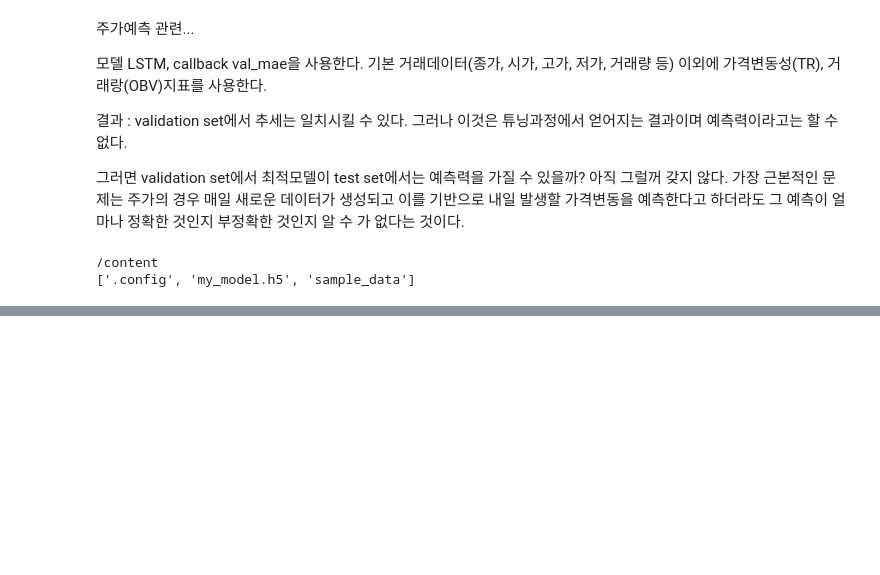
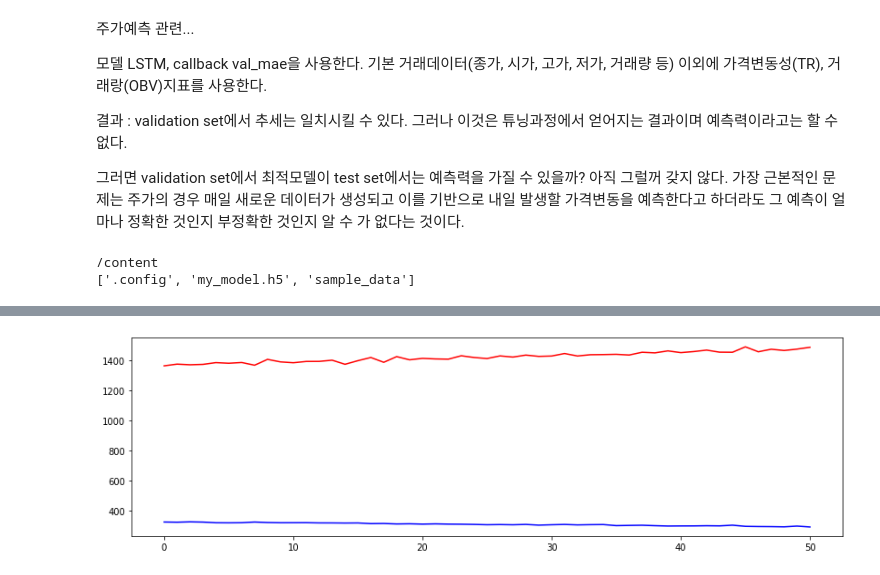
Before and after one commit to sjbaek12/sjbaek12.github.io, a Jupyter notebook: 주가예측_LSTM.ipynb, the cells around one changed output, grey strips where cells are left out. Cells and saved outputs as stored; diff of their text form; code cells hidden in the pictures; blank space fills up the shorter version.

```diff
--- a/주가예측_LSTM.ipynb
+++ b/주가예측_LSTM.ipynb
@@ -836,0 +841,13 @@ sample_data
+# %%
+input4 = Input(shape=(5,7))
+dense4 = Conv1D(32, 3, padding="same", activation='relu')(input4)
+dense4 = MaxPooling1D(2)(dense4)
+dense4 = Conv1D(32, 3, padding='same', activation='relu')(dense4)
+dense4 = MaxPooling1D(2)(dense4)
+dense4 = Flatten()(dense4)
+dense4 = Dense(10, activation='relu')(dense4)
+output4 = Dense(1)(dense4)
+
+model4 = Model(inputs= input4, outputs=output4)
+
+model4.summary()
@@ -836,0 +872,14 @@ sample_data
+# %%
+optimizer = tf.keras.optimizers.Adam(lr=0.001)
+# %%
+model4.compile(loss='mse', optimizer=optimizer, metrics=['mae'])
+# %%
+callback_list = ModelCheckpoint(filepath='my_model.h5', monitor='val_mae', save_best_only=True, save_weights_only=True, verbose=0)
+early_stopping = EarlyStopping(monitor='val_mae', patience=50)
+history4 = model4.fit(x_train_L5_r, y_train_L5, validation_data = (x_val_L5_r, y_val_L5), epochs=200, verbose=0, callbacks=[callback_list, early_stopping])
+# %%
+plt.plot(history4.history['mae'], 'b')
+plt.plot(history4.history['val_mae'], 'r')
+plt.show()
+# %% [output]
+[figure, added]
```
Also changed, not shown: parts of 14 cells of this notebook.
